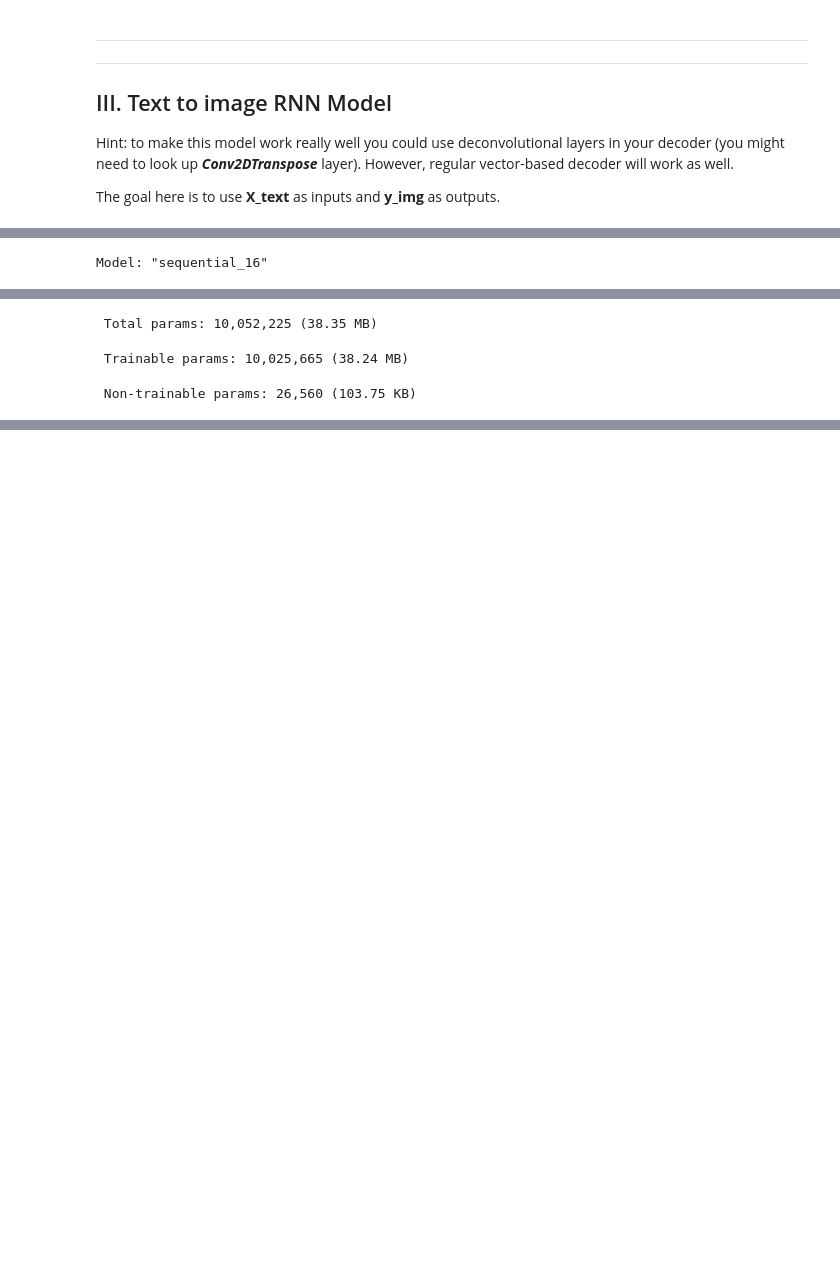
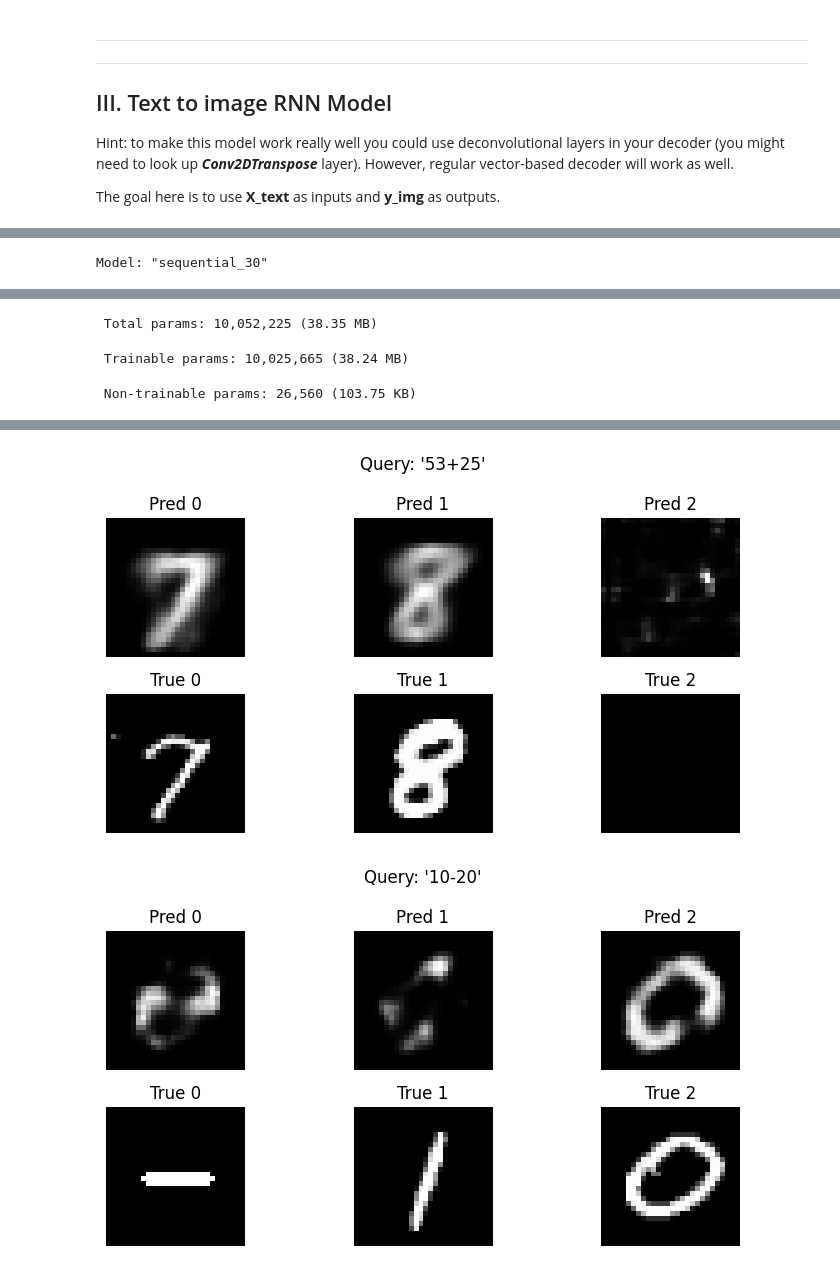
Before and after one commit to LewisBoulogne/IDL_assignment_2, a Jupyter notebook: A2_RNNs.ipynb, the cells around one changed output, grey strips where cells are left out. Cells and saved outputs as stored; diff of their text form; code cells hidden in the pictures; blank space fills up the shorter version.

Commit message:
epoch increses

```diff
--- a/A2_RNNs.ipynb
+++ b/A2_RNNs.ipynb
@@ -1216,14 +1221,12 @@ def build_text2img_model_conv():
     text2img_conv.add(LSTM(512,input_shape=(None, len(unique_characters))))
     # text2img_conv.add(LSTM(256))
 
-    text2img_conv.add(Dropout(0.3))
     # Encoded vector
     text2img_conv.add(RepeatVector(max_answer_length))
 
     # Decoder
     text2img_conv.add(LSTM(512, return_sequences=True))
     text2img_conv.add(BatchNormalization())
-    text2img_conv.add(Dropout(0.3))
 
 
     # Transposed Convolutions (Generator)
@@ -1281,7 +1284,7 @@ text2img_conv = build_text2img_model_conv()
 history_t2i = text2img_conv.fit(X_train_ti,
                                 y_train_ti,
                                 validation_split = 0.2,
-                                epochs = 20,
+                                epochs = 50,
                                 batch_size = 32)
 
 # Predict first 5 test images
@@ -1308,7 +1311,7 @@ for i in range(5):
     plt.tight_layout()
     plt.show()
 # %% [output]
-Model: "sequential_16"
+Model: "sequential_30"
 ┏━━━━━━━━━━━━━━━━━━━━━━━━━━━━━━━━━┳━━━━━━━━━━━━━━━━━━━━━━━━┳━━━━━━━━━━━━━━━┓
 ┃ Layer (type)                    ┃ Output Shape           ┃       Param # ┃
 ┡━━━━━━━━━━━━━━━━━━━━━━━━━━━━━━━━━╇━━━━━━━━━━━━━━━━━━━━━━━━╇━━━━━━━━━━━━━━━┩
@@ -1343,0 +1352,2 @@ Epoch 6/20
+[figure, added]
+[figure, added]
```
Also changed, not shown: parts of 16 cells of this notebook.
